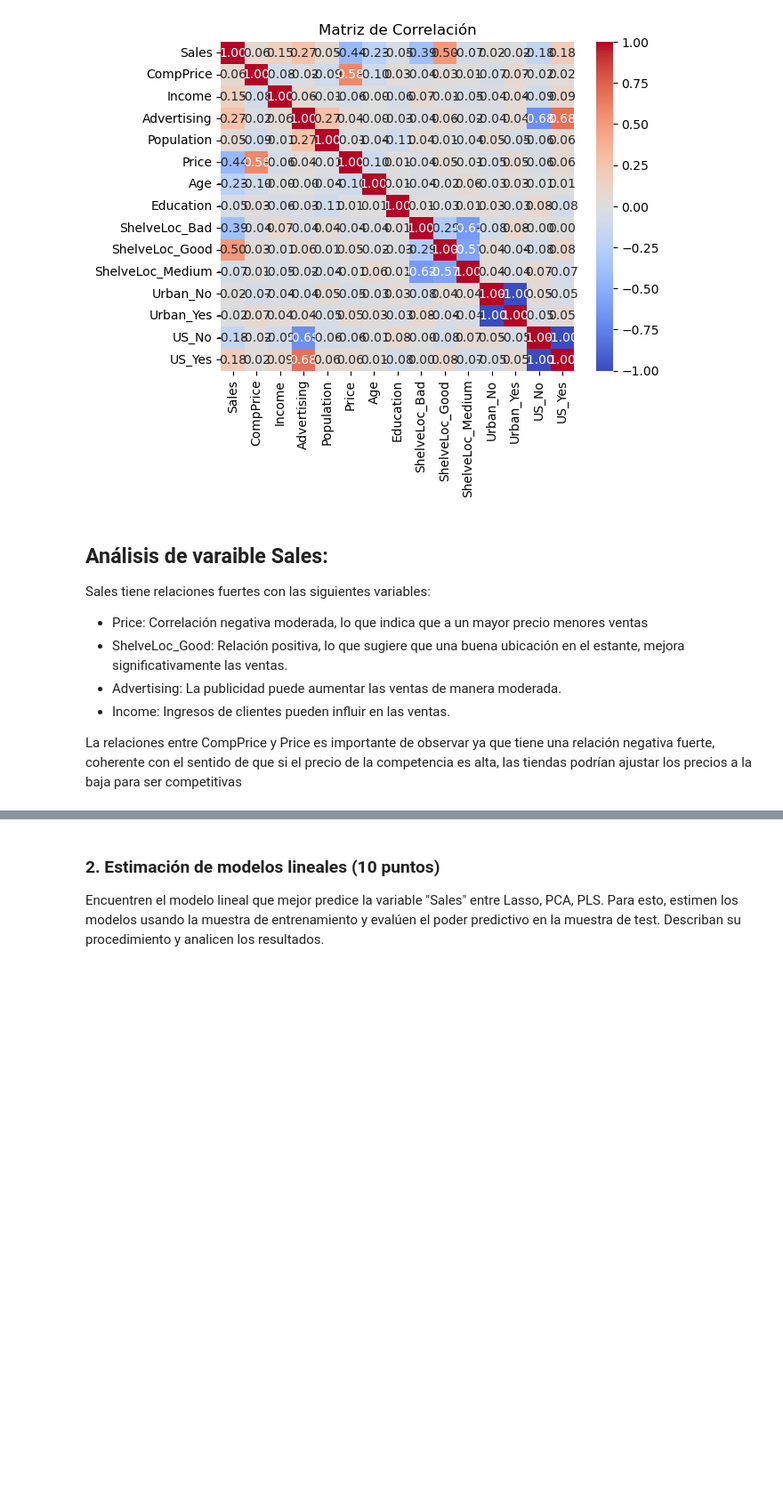
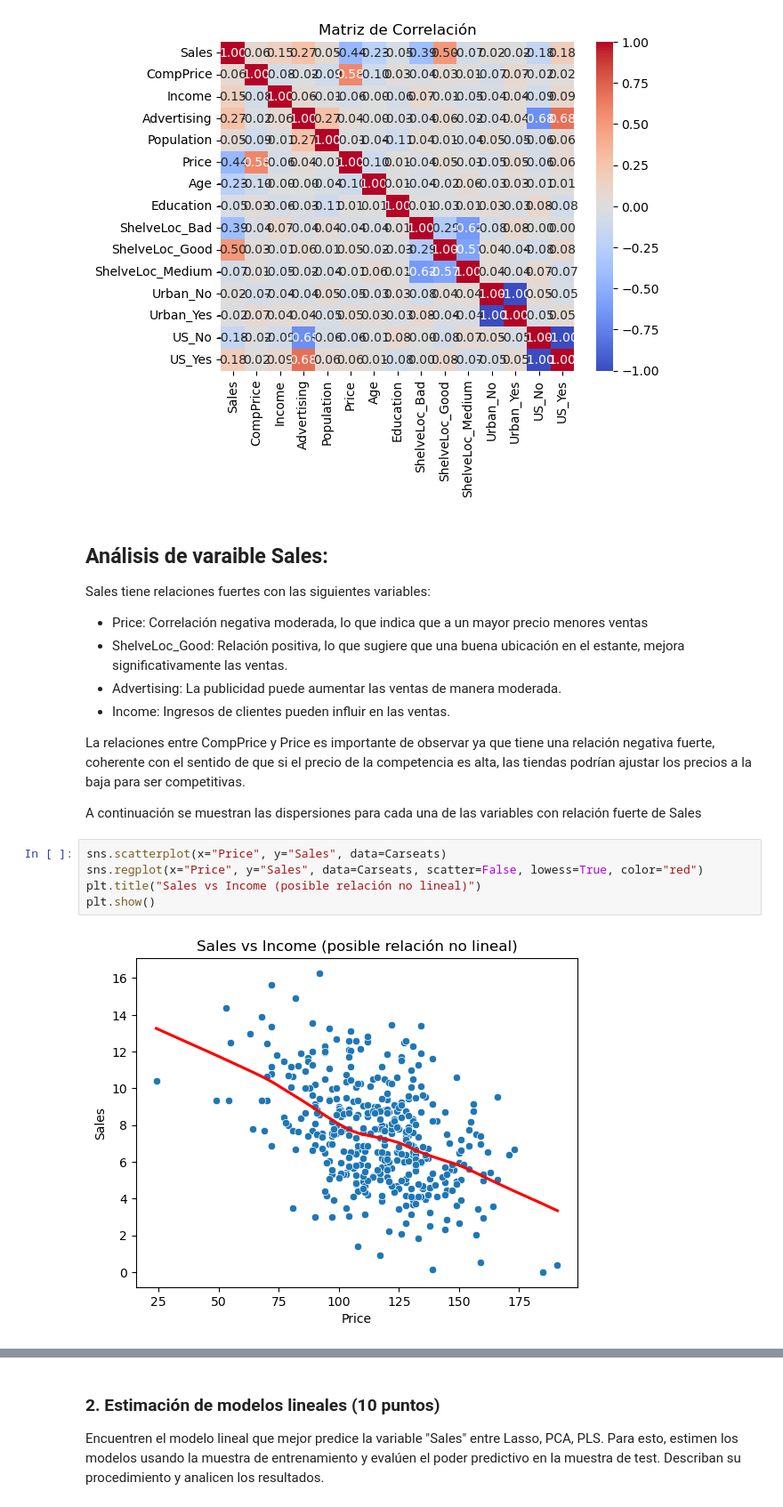
Before and after one commit to carrasquintero/Entrega_ETL, a Jupyter notebook: ML/Caso implementación de modelos no lineales aditivos en un problema de regresión.ipynb, the cells around one changed output, grey strips where cells are left out. Shown at 89% size. Saved outputs shown, nothing was run; the diff lists cells and outputs as text; blank space fills up the shorter version.

```diff
--- a/ML/Caso implementación de modelos no lineales aditivos en un problema de regresión.ipynb
+++ b/ML/Caso implementación de modelos no lineales aditivos en un problema de regresión.ipynb
@@ -159,4 +159,13 @@ Sales tiene relaciones fuertes con las siguientes variables:
 - Advertising: La publicidad puede aumentar las ventas de manera moderada.
 - Income: Ingresos de clientes pueden influir en las ventas.
 
-La relaciones entre CompPrice y Price es importante de observar ya que tiene una relación negativa fuerte, coherente con el sentido de que si el precio de la competencia es alta, las tiendas podrían ajustar los precios a la baja para ser competitivas
+La relaciones entre CompPrice y Price es importante de observar ya que tiene una relación negativa fuerte, coherente con el sentido de que si el precio de la competencia es alta, las tiendas podrían ajustar los precios a la baja para ser competitivas.
+
+A continuación se muestran las dispersiones para cada una de las variables con relación fuerte de Sales
+# %%
+sns.scatterplot(x="Price", y="Sales", data=Carseats)
+sns.regplot(x="Price", y="Sales", data=Carseats, scatter=False, lowess=True, color="red")
+plt.title("Sales vs Income (posible relación no lineal)")
+plt.show()
+# %% [output]
+[figure, added]
```
Also changed, not shown: parts of 12 cells of this notebook.
